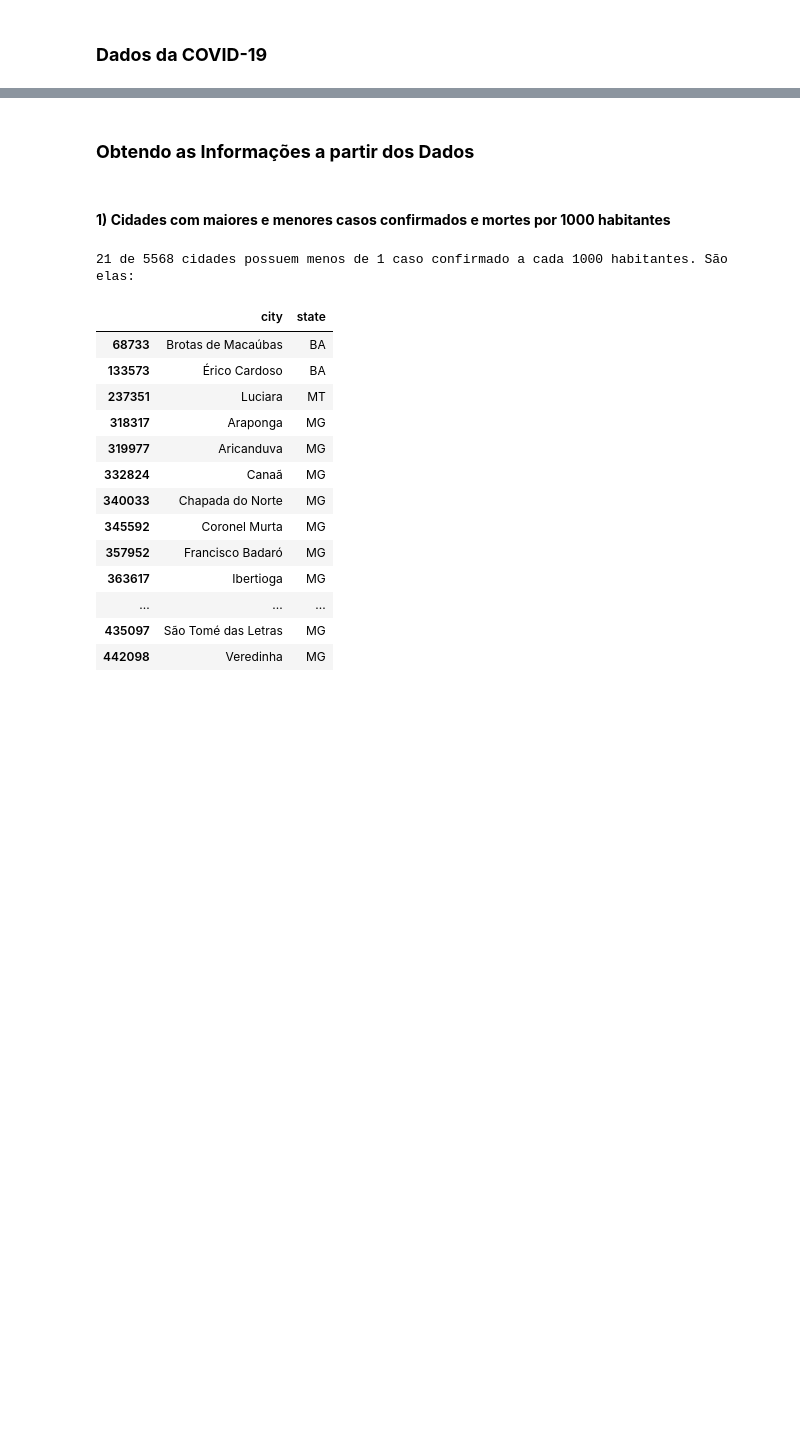
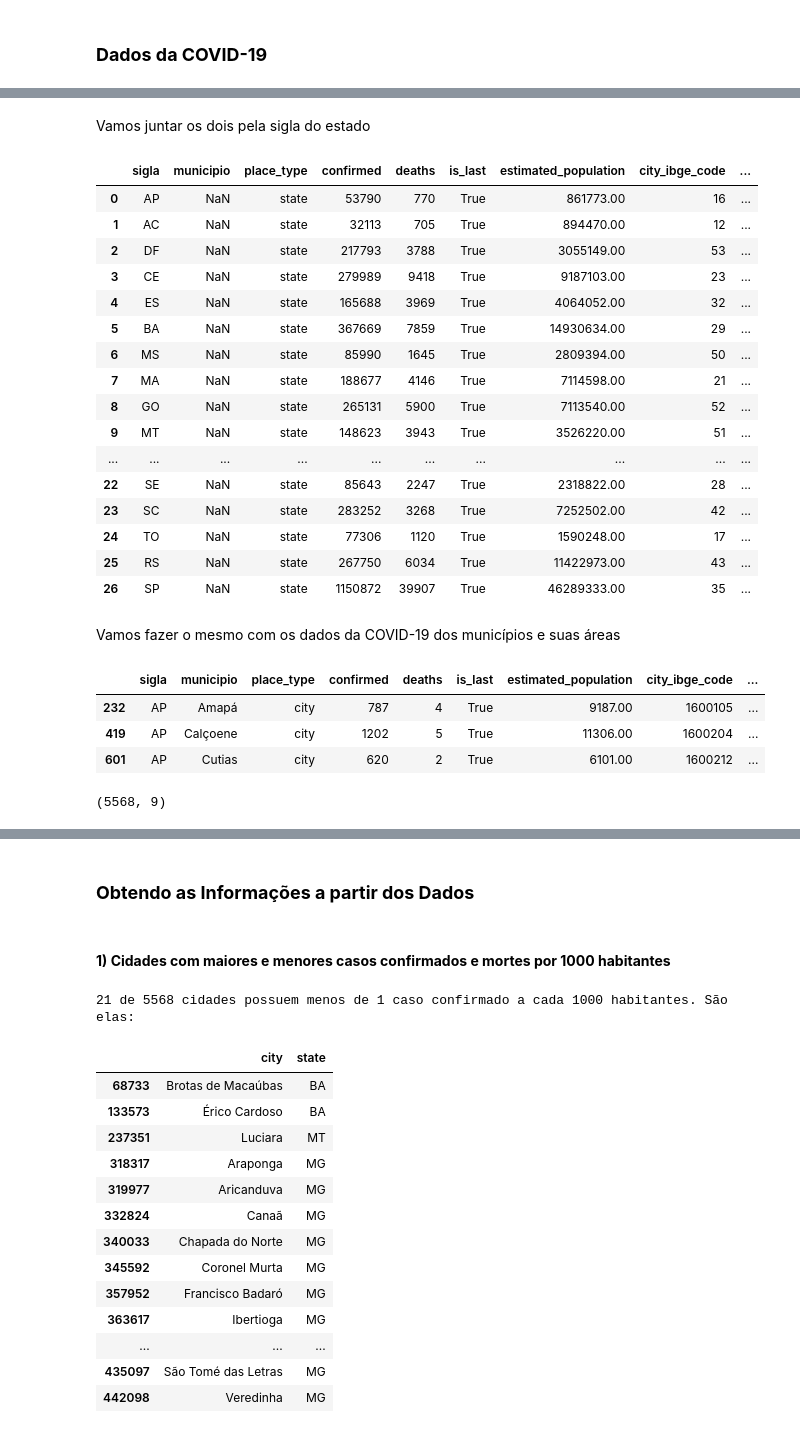
Before and after one commit to gustavopierre/data_science_portfolio, a Jupyter notebook: Gustavo_Moreira_Pierre.ipynb, the cells around one changed output, grey strips where cells are left out. Cells and saved outputs as stored; diff of their text form; code cells hidden in the pictures; blank space fills up the shorter version.

```diff
--- a/Gustavo_Moreira_Pierre.ipynb
+++ b/Gustavo_Moreira_Pierre.ipynb
@@ -602,0 +822,5 @@ dados_selecionados.shape
+# %%
+# apagando os registros
+dados = dados.drop(dados[dados.city == 'Importados/Indefinidos'].index)
+# exibir campos que têm valores nulos
+dados.isnull().sum()
@@ -602,0 +840,5 @@ dados_selecionados.shape
+# %%
+# alterando os nomes das colunas
+dados.rename(columns={'state': 'sigla', 'city': 'municipio' }, inplace = True)
+# exibindo os três primeiros registros
+dados.head(3)
@@ -602,0 +852,4 @@ dados_selecionados.shape
+# %%
+# criando o dataframe com dados dos estados
+dados_estados = dados[dados['place_type'] == 'state']
+dados_estados.head(3)
@@ -602,0 +904,39 @@ dados_selecionados.shape
+# %% [markdown]
+Vamos juntar os dois pela sigla do estado
+# %%
+# juntando as colunas pela sigla dos estados
+dados_estados = pd.merge(dados_estados, estados_areas, how='left', on='sigla')
+dados_estados
+# %% [output]
+|  | sigla | municipio | place_type | confirmed | deaths | is_last | estimated_population | city_ibge_code | ... |
+| 0 | AP | NaN | state | 53790 | 770 | True | 861773.00 | 16 | ... |
+| 1 | AC | NaN | state | 32113 | 705 | True | 894470.00 | 12 | ... |
+| 2 | DF | NaN | state | 217793 | 3788 | True | 3055149.00 | 53 | ... |
+| 3 | CE | NaN | state | 279989 | 9418 | True | 9187103.00 | 23 | ... |
+| 4 | ES | NaN | state | 165688 | 3969 | True | 4064052.00 | 32 | ... |
+| 5 | BA | NaN | state | 367669 | 7859 | True | 14930634.00 | 29 | ... |
+| 6 | MS | NaN | state | 85990 | 1645 | True | 2809394.00 | 50 | ... |
+| 7 | MA | NaN | state | 188677 | 4146 | True | 7114598.00 | 21 | ... |
+| 8 | GO | NaN | state | 265131 | 5900 | True | 7113540.00 | 52 | ... |
+| 9 | MT | NaN | state | 148623 | 3943 | True | 3526220.00 | 51 | ... |
+| ... | ... | ... | ... | ... | ... | ... | ... | ... | ... |
+| 22 | SE | NaN | state | 85643 | 2247 | True | 2318822.00 | 28 | ... |
+| 23 | SC | NaN | state | 283252 | 3268 | True | 7252502.00 | 42 | ... |
+| 24 | TO | NaN | state | 77306 | 1120 | True | 1590248.00 | 17 | ... |
+| 25 | RS | NaN | state | 267750 | 6034 | True | 11422973.00 | 43 | ... |
+| 26 | SP | NaN | state | 1150872 | 39907 | True | 46289333.00 | 35 | ... |
+# %% [markdown]
+Vamos fazer o mesmo com os dados da COVID-19 dos municípios e suas áreas
+# %%
+# visualizando dados da covid dos municípios
+dados_municipios.head(3)
+# %% [output]
+|  | sigla | municipio | place_type | confirmed | deaths | is_last | estimated_population | city_ibge_code | ... |
+| 232 | AP | Amapá | city | 787 | 4 | True | 9187.00 | 1600105 | ... |
+| 419 | AP | Calçoene | city | 1202 | 5 | True | 11306.00 | 1600204 | ... |
+| 601 | AP | Cutias | city | 620 | 2 | True | 6101.00 | 1600212 | ... |
+# %%
+# verificando a quantidade de registros
+dados_municipios.shape
+# %% [output]
+(5568, 9)
```
Also changed, not shown: parts of 179 cells of this notebook.
